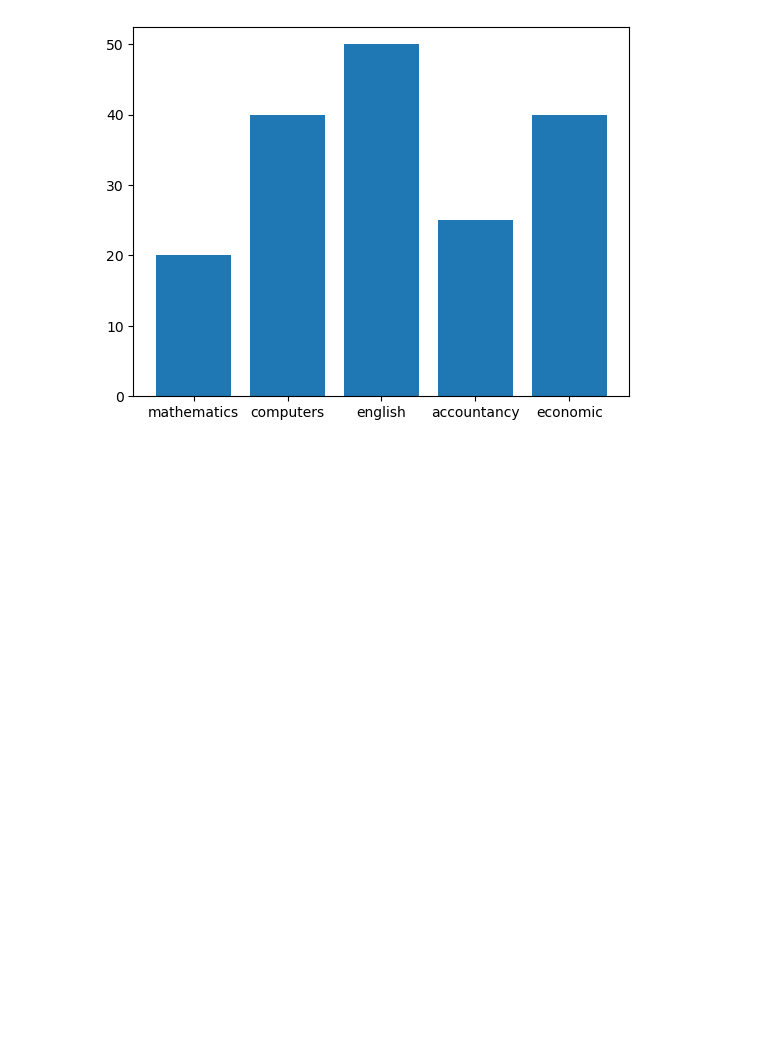
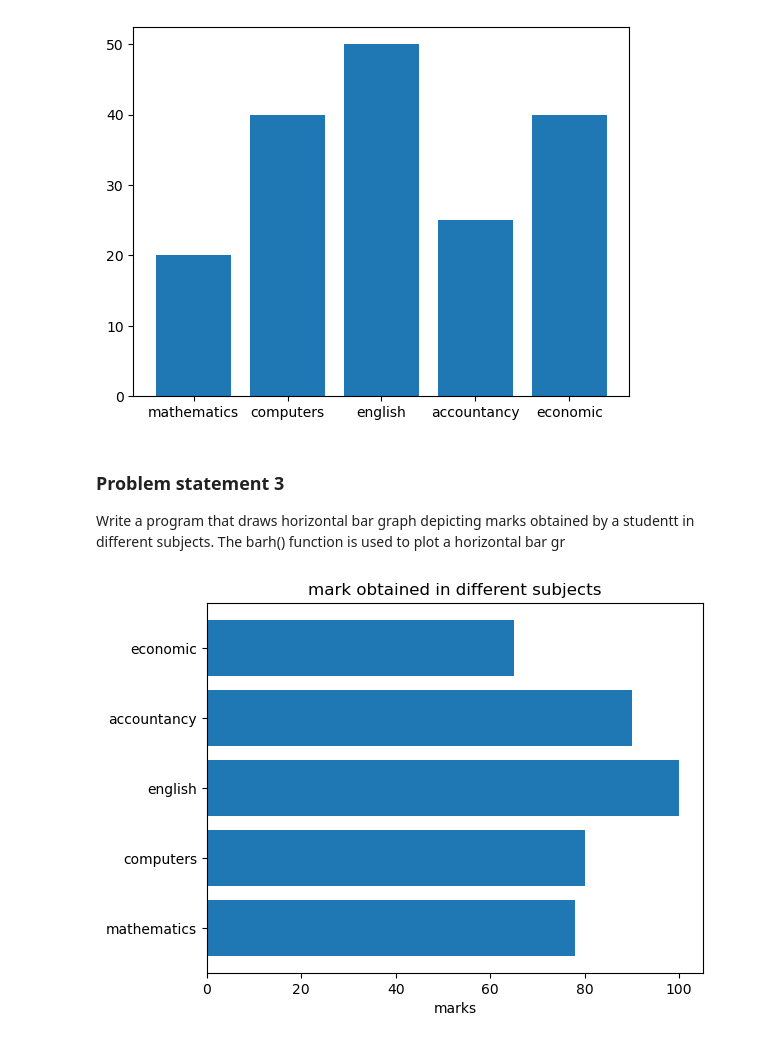
Before and after one commit to Kadergueli-Labs/data-science-journey, a Jupyter notebook: 04-data-analysis/matplotlib/univariate_plots/bar_chart.ipynb, the cells around one changed output. Saved outputs shown, nothing was run; the diff lists cells and outputs as text; code cells hidden in the pictures; blank space fills up the shorter version.

```diff
--- a/04-data-analysis/matplotlib/univariate_plots/bar_chart.ipynb
+++ b/04-data-analysis/matplotlib/univariate_plots/bar_chart.ipynb
@@ -27,3 +27,21 @@ plt.bar(subject,nb_student)
 plt.show()
 # %% [output]
 [figure]
+# %% [markdown]
+### Problem statement 3
+Write a program that draws horizontal bar graph depicting marks obtained by a studentt in different subjects.
+The barh() function is used to plot a horizontal bar gr
+# %%
+import numpy as np
+import matplotlib.pyplot as plt
+
+subjects=["mathematics","computers","english","accountancy","economic"]
+performance=[78,80,100,90,65]
+y_pos=np.arange(len(subjects))
+plt.barh(y_pos,performance,align='center')
+plt.yticks(y_pos,subjects)
+plt.title("mark obtained in different subjects")
+plt.xlabel("marks")
+plt.show()
+# %% [output]
+[figure, added]
```
